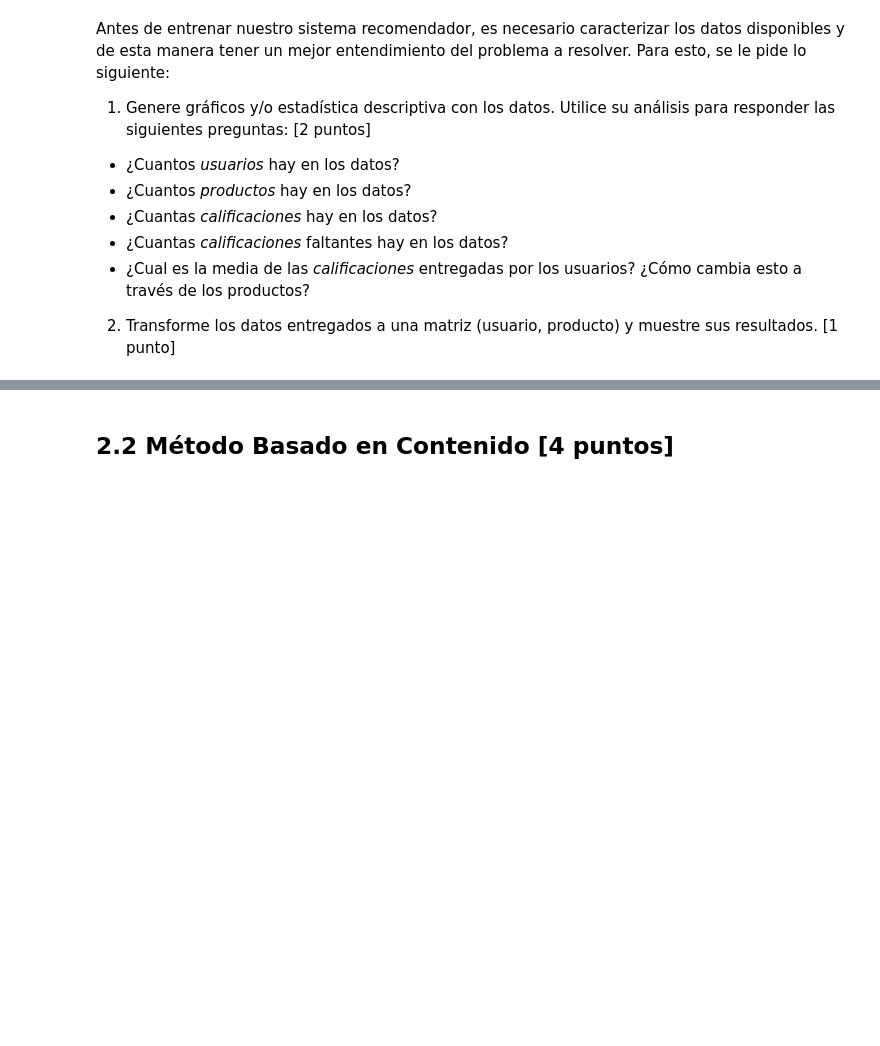
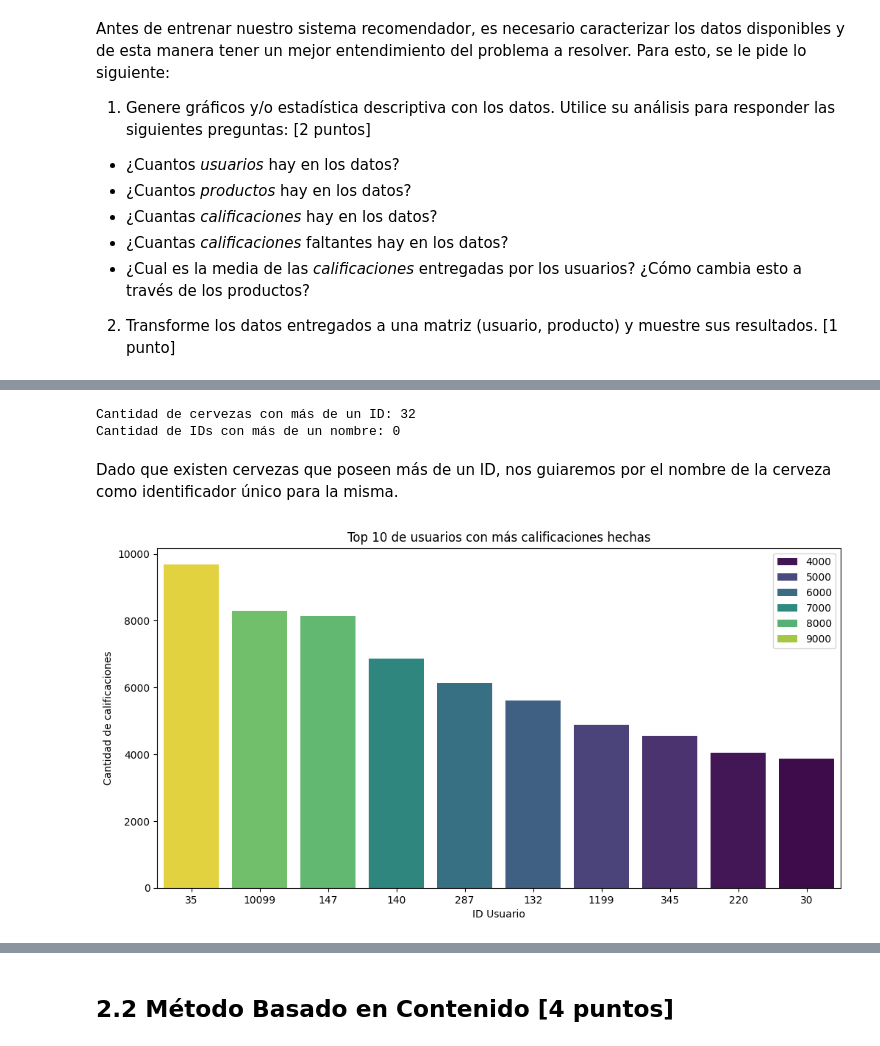
Before and after one commit to ElLuquitas/MDS7202-labs, a Jupyter notebook: lab8/Lab_8_Enunciado.ipynb, the cells around one changed output, grey strips where cells are left out. Saved outputs shown, nothing was run; the diff lists cells and outputs as text; code cells hidden in the pictures; blank space fills up the shorter version.

```diff
--- a/lab8/Lab_8_Enunciado.ipynb
+++ b/lab8/Lab_8_Enunciado.ipynb
@@ -936,0 +993,24 @@ Antes de entrenar nuestro sistema recomendador, es necesario caracterizar los da
+# %%
+# Nombres de cervezas ('beerName') con distintos ID ('beerId')
+beers_name = df_cervezas.groupby('beerName')['beerId'].nunique().sort_values(ascending = False)
+print(f'Cantidad de cervezas con más de un ID: {beers_name[beers_name > 1].count()}')
+
+# IDs de cervezas ('beerId') con distintos nombres ('beerName')
+beers_id = df_cervezas.groupby('beerId')['beerName'].nunique().sort_values(ascending = False)
+print(f'Cantidad de IDs con más de un nombre: {beers_id[beers_id > 1].count()}')
+# %% [output]
+Cantidad de cervezas con más de un ID: 32
+Cantidad de IDs con más de un nombre: 0
+# %% [markdown]
+Dado que existen cervezas que poseen más de un ID, nos guiaremos por el nombre de la cerveza como identificador único para la misma.
+# %%
+# Top 10 de usuarios con más calificaciones hechas
+top_10 = df_cervezas['userId'].value_counts().head(10)
+plt.figure(figsize=(12, 6))
+sns.barplot(x=top_10.index, y=top_10.values, order=top_10.index, palette='viridis', hue=top_10.values)
+plt.title('Top 10 de usuarios con más calificaciones hechas')
+plt.xlabel('ID Usuario')
+plt.ylabel('Cantidad de calificaciones')
+plt.show()
+# %% [output]
+[figure, added]
```
Also changed, not shown: parts of 35 cells of this notebook.
